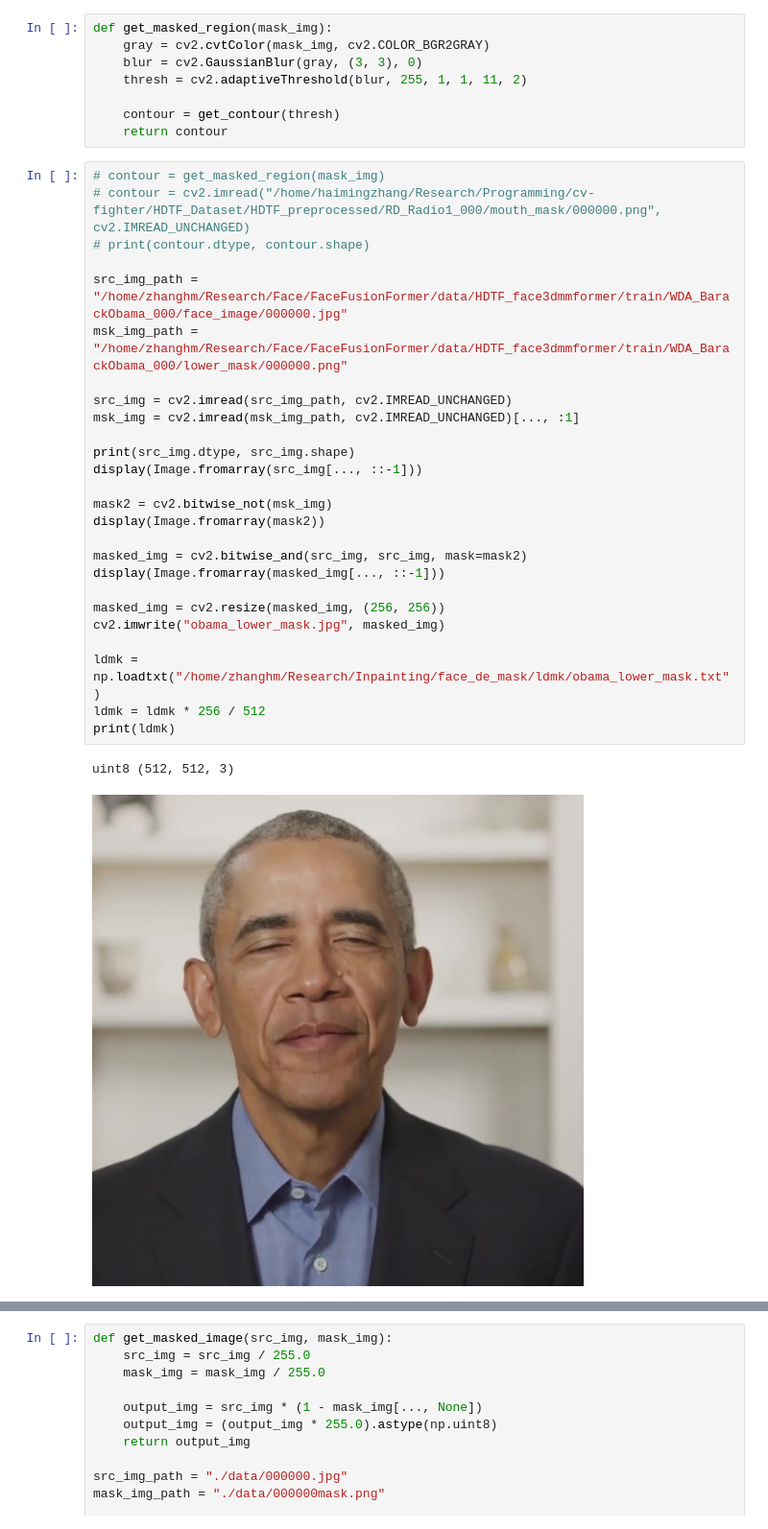
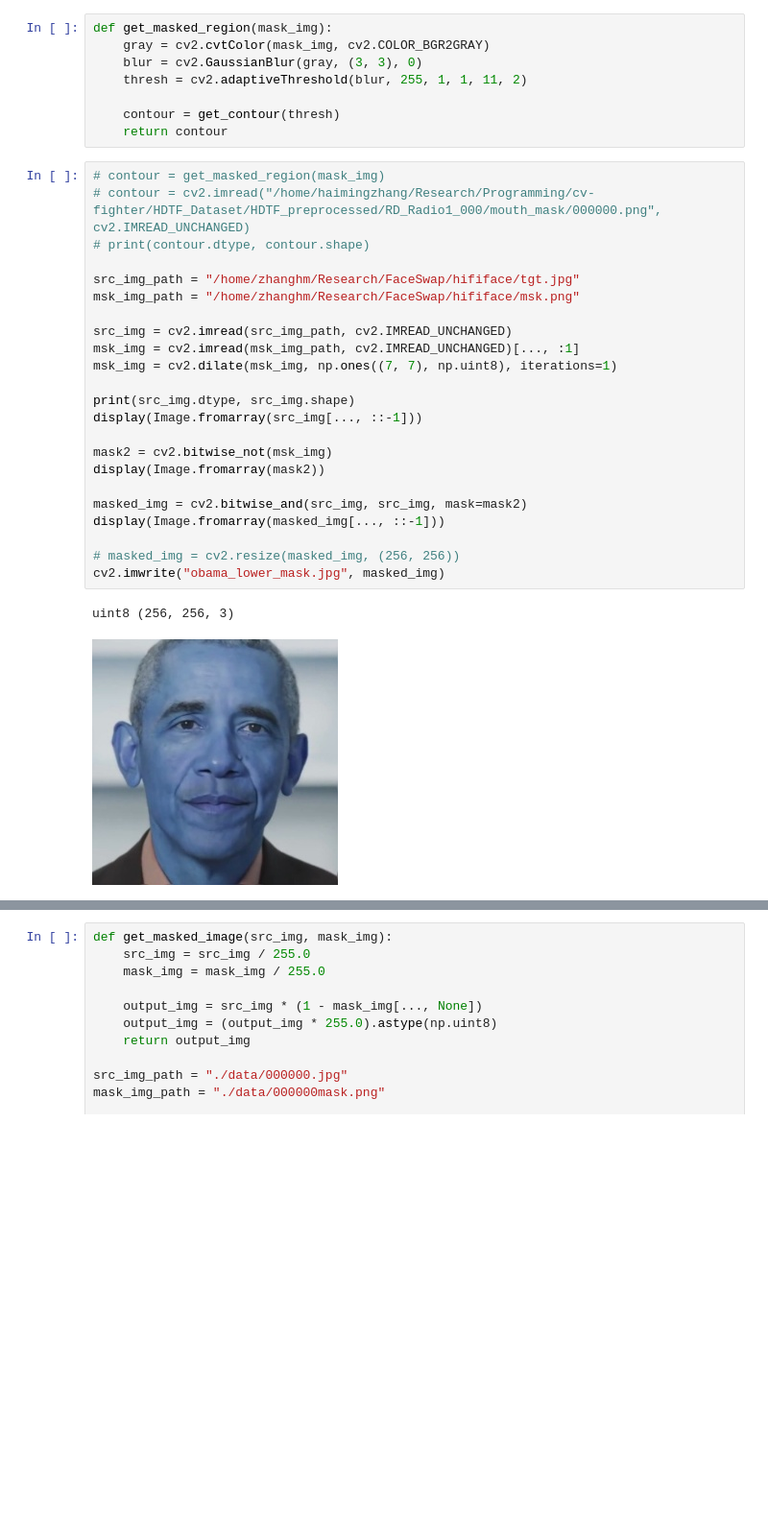
Before and after one commit to zhanghm1995/programming-learning-examples, a Jupyter notebook: OpenCV_learning/scripts/combine_images.ipynb, the cells around one changed output, grey strips where cells are left out. Shown at 96% size. Saved outputs shown, nothing was run; the diff lists cells and outputs as text; blank space fills up the shorter version.

```diff
--- a/OpenCV_learning/scripts/combine_images.ipynb
+++ b/OpenCV_learning/scripts/combine_images.ipynb
@@ -28,29 +28,26 @@ def get_masked_region(mask_img):
 # %%
 # contour = get_masked_region(mask_img)
 # contour = cv2.imread("/home/haimingzhang/Research/Programming/cv-fighter/HDTF_Dataset/HDTF_preprocessed/RD_Radio1_000/mouth_mask/000000.png", cv2.IMREAD_UNCHANGED)
 # print(contour.dtype, contour.shape)
 
-src_img_path = "/home/zhanghm/Research/Face/FaceFusionFormer/data/HDTF_face3dmmformer/train/WDA_BarackObama_000/face_image/000000.jpg"
-msk_img_path = "/home/zhanghm/Research/Face/FaceFusionFormer/data/HDTF_face3dmmformer/train/WDA_BarackObama_000/lower_mask/000000.png"
+src_img_path = "/home/zhanghm/Research/FaceSwap/hififace/tgt.jpg"
+msk_img_path = "/home/zhanghm/Research/FaceSwap/hififace/msk.png"
 
 src_img = cv2.imread(src_img_path, cv2.IMREAD_UNCHANGED)
 msk_img = cv2.imread(msk_img_path, cv2.IMREAD_UNCHANGED)[..., :1]
+msk_img = cv2.dilate(msk_img, np.ones((7, 7), np.uint8), iterations=1)
 
 print(src_img.dtype, src_img.shape)
 display(Image.fromarray(src_img[..., ::-1]))
 
 mask2 = cv2.bitwise_not(msk_img)
 display(Image.fromarray(mask2))
 
 masked_img = cv2.bitwise_and(src_img, src_img, mask=mask2)
 display(Image.fromarray(masked_img[..., ::-1]))
 
-masked_img = cv2.resize(masked_img, (256, 256))
+# masked_img = cv2.resize(masked_img, (256, 256))
 cv2.imwrite("obama_lower_mask.jpg", masked_img)
-
-ldmk = np.loadtxt("/home/zhanghm/Research/Inpainting/face_de_mask/ldmk/obama_lower_mask.txt")
-ldmk = ldmk * 256 / 512
-print(ldmk)
 # %% [output]
-uint8 (512, 512, 3)
+uint8 (256, 256, 3)
-[figure, old version]
+[figure, new version]
```
Also changed, not shown: parts of 1 cell of this notebook, 13 other files.
